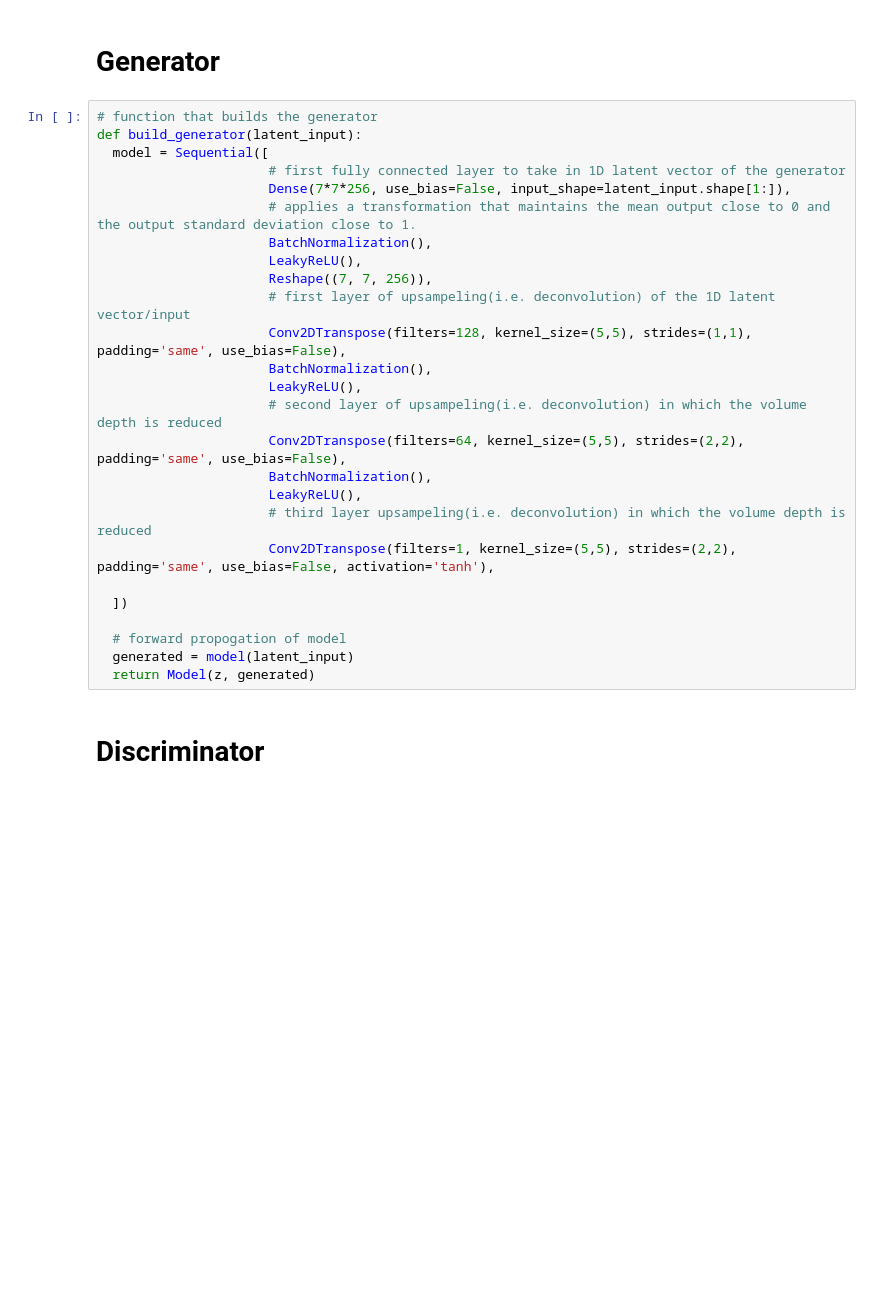
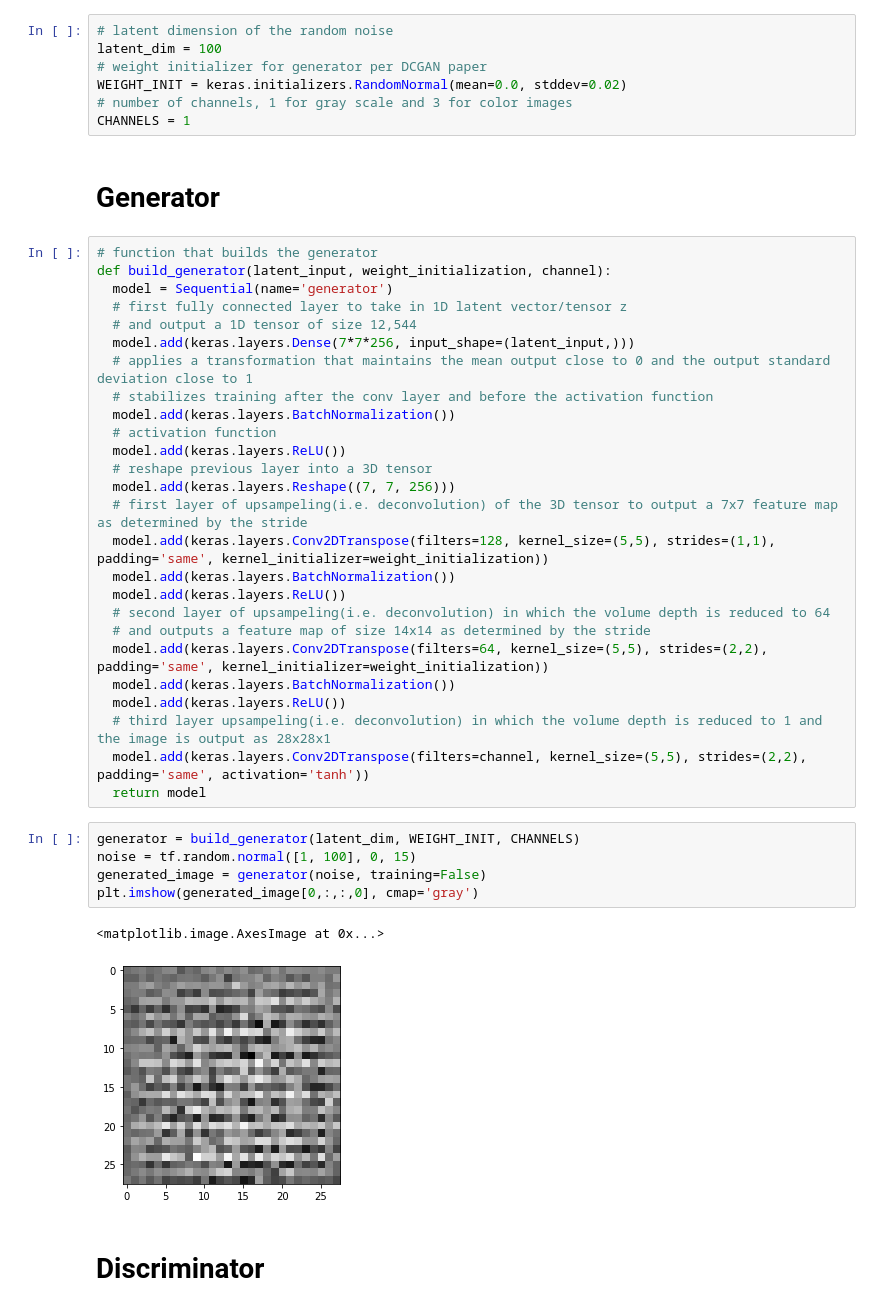
Before and after one commit to AdamClarkStandke/GAN_Models, a Jupyter notebook: DeepConvolutionalGan(DCGAN).ipynb, the cells around one changed output. Saved outputs shown, nothing was run; the diff lists cells and outputs as text; blank space fills up the shorter version.

```diff
--- a/DeepConvolutionalGan(DCGAN).ipynb
+++ b/DeepConvolutionalGan(DCGAN).ipynb
@@ -15,30 +36,45 @@ from keras.optimizers import adam_v2
+# %%
+# latent dimension of the random noise
+latent_dim = 100
+# weight initializer for generator per DCGAN paper
+WEIGHT_INIT = keras.initializers.RandomNormal(mean=0.0, stddev=0.02)
+# number of channels, 1 for gray scale and 3 for color images
+CHANNELS = 1
 # %% [markdown]
 # Generator
 # %%
 # function that builds the generator
-def build_generator(latent_input):
-  model = Sequential([
-                      # first fully connected layer to take in 1D latent vector of the generator
-                      Dense(7*7*256, use_bias=False, input_shape=latent_input.shape[1:]),
-                      # applies a transformation that maintains the mean output close to 0 and the output standard deviation close to 1.
-                      BatchNormalization(),
-                      LeakyReLU(),
-                      Reshape((7, 7, 256)),
-                      # first layer of upsampeling(i.e. deconvolution) of the 1D latent vector/input
-                      Conv2DTranspose(filters=128, kernel_size=(5,5), strides=(1,1), padding='same', use_bias=False),
-                      BatchNormalization(),
-                      LeakyReLU(),
-                      # second layer of upsampeling(i.e. deconvolution) in which the volume depth is reduced
-                      Conv2DTranspose(filters=64, kernel_size=(5,5), strides=(2,2), padding='same', use_bias=False),
-                      BatchNormalization(),
-                      LeakyReLU(),
-                      # third layer upsampeling(i.e. deconvolution) in which the volume depth is reduced
-                      Conv2DTranspose(filters=1, kernel_size=(5,5), strides=(2,2), padding='same', use_bias=False, activation='tanh'),
-
-  ])
-
-  # forward propogation of model
-  generated = model(latent_input)
-  return Model(z, generated)
+def build_generator(latent_input, weight_initialization, channel):
+  model = Sequential(name='generator')
+  # first fully connected layer to take in 1D latent vector/tensor z
+  # and output a 1D tensor of size 12,544
+  model.add(keras.layers.Dense(7*7*256, input_shape=(latent_input,)))
+  # applies a transformation that maintains the mean output close to 0 and the output standard deviation close to 1
+  # stabilizes training after the conv layer and before the activation function
+  model.add(keras.layers.BatchNormalization())
+  # activation function
+  model.add(keras.layers.ReLU())
+  # reshape previous layer into a 3D tensor
+  model.add(keras.layers.Reshape((7, 7, 256)))
+  # first layer of upsampeling(i.e. deconvolution) of the 3D tensor to output a 7x7 feature map as determined by the stride
+  model.add(keras.layers.Conv2DTranspose(filters=128, kernel_size=(5,5), strides=(1,1), padding='same', kernel_initializer=weight_initialization))
+  model.add(keras.layers.BatchNormalization())
+  model.add(keras.layers.ReLU())
+  # second layer of upsampeling(i.e. deconvolution) in which the volume depth is reduced to 64
+  # and outputs a feature map of size 14x14 as determined by the stride
+  model.add(keras.layers.Conv2DTranspose(filters=64, kernel_size=(5,5), strides=(2,2), padding='same', kernel_initializer=weight_initialization))
+  model.add(keras.layers.BatchNormalization())
+  model.add(keras.layers.ReLU())
+  # third layer upsampeling(i.e. deconvolution) in which the volume depth is reduced to 1 and the image is output as 28x28x1
+  model.add(keras.layers.Conv2DTranspose(filters=channel, kernel_size=(5,5), strides=(2,2), padding='same', activation='tanh'))
+  return model
+# %%
+generator = build_generator(latent_dim, WEIGHT_INIT, CHANNELS)
+noise = tf.random.normal([1, 100], 0, 15)
+generated_image = generator(noise, training=False)
+plt.imshow(generated_image[0,:,:,0], cmap='gray')
+# %% [output]
+<matplotlib.image.AxesImage at 0x...>
+[figure, added]
 # %% [markdown]
 # Discriminator
```
Also changed, not shown: parts of 24 cells of this notebook.
